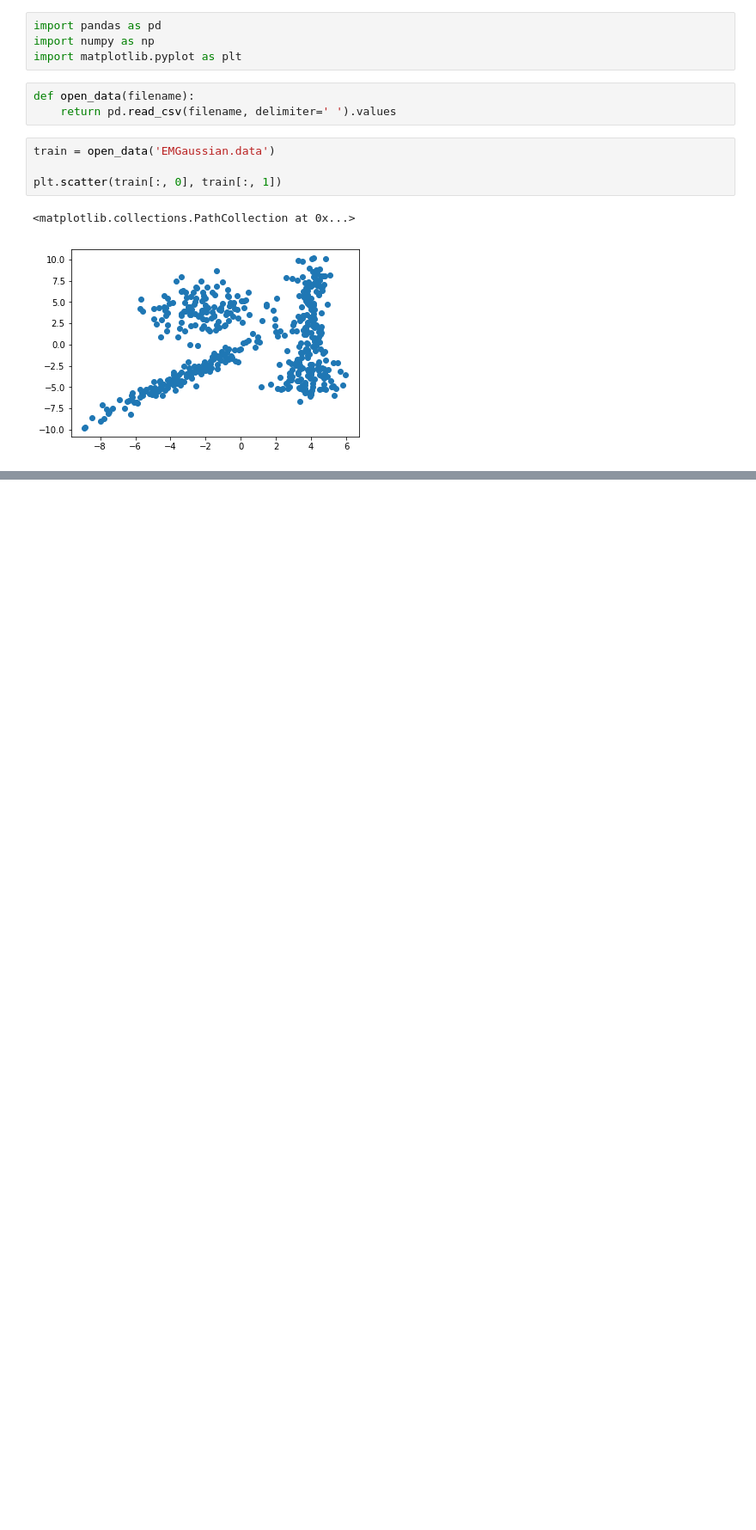
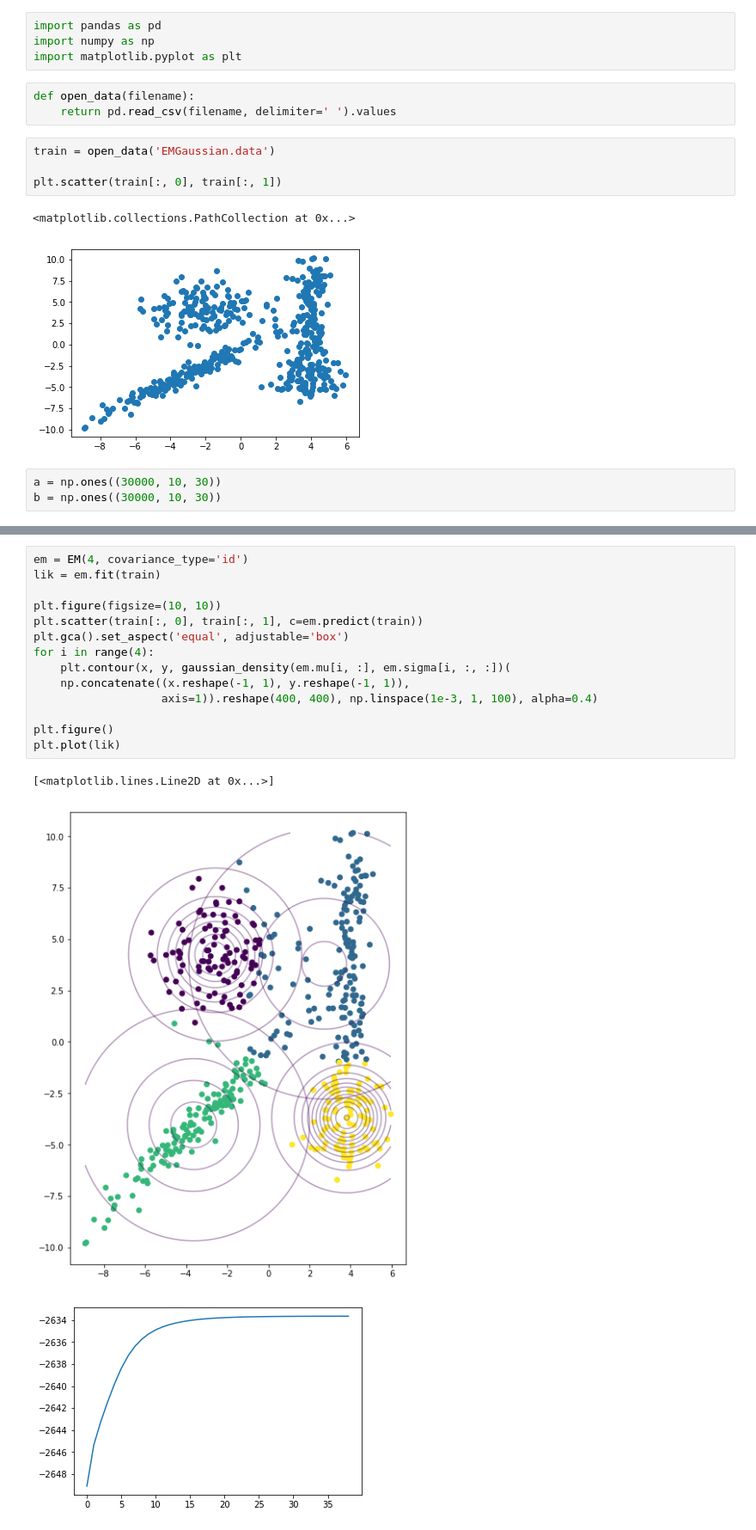
Before and after one commit to hugcis/Homeworks-PGM, a Jupyter notebook: Homework 2/Homework2.ipynb, the cells around one changed output, grey strips where cells are left out. Shown at 86% size. Drawn from its saved outputs; the diff is of its cells as text; blank space fills up the shorter version.

```diff
--- a/Homework 2/Homework2.ipynb
+++ b/Homework 2/Homework2.ipynb
@@ -12,3 +12,6 @@ plt.scatter(train[:, 0], train[:, 1])
 # %% [output]
 <matplotlib.collections.PathCollection at 0x...>
 [figure]
+# %%
+a = np.ones((30000, 10, 30))
+b = np.ones((30000, 10, 30))
@@ -42,0 +186,18 @@ plt.scatter(km.k_centers[0, :], km.k_centers[1, :], c='red', marker='+')
+# %%
+em = EM(4, covariance_type='id')
+lik = em.fit(train)
+
+plt.figure(figsize=(10, 10))
+plt.scatter(train[:, 0], train[:, 1], c=em.predict(train))
+plt.gca().set_aspect('equal', adjustable='box')
+for i in range(4):
+    plt.contour(x, y, gaussian_density(em.mu[i, :], em.sigma[i, :, :])(
+    np.concatenate((x.reshape(-1, 1), y.reshape(-1, 1)),
+                   axis=1)).reshape(400, 400), np.linspace(1e-3, 1, 100), alpha=0.4)
+
+plt.figure()
+plt.plot(lik)
+# %% [output]
+[<matplotlib.lines.Line2D at 0x...>]
+[figure, added]
+[figure, added]
```
Also changed, not shown: parts of 13 cells of this notebook, 7 other files.
